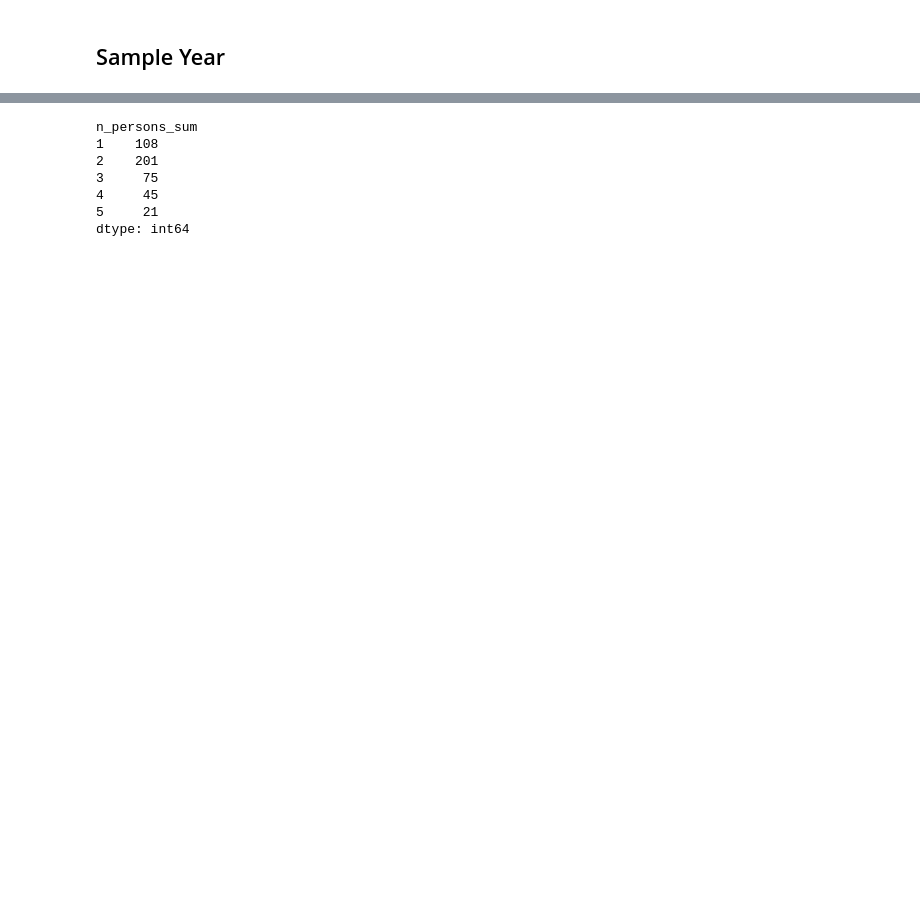
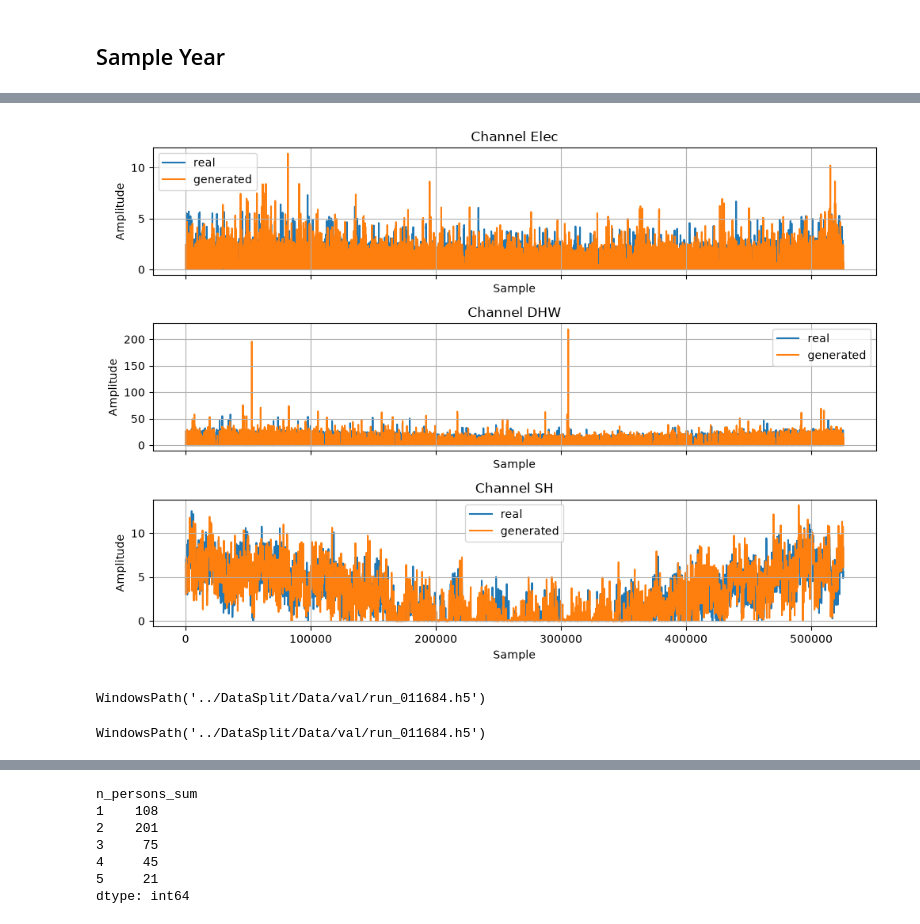
Before and after one commit to NV717/Master_Thesis_EWI_2026, a Jupyter notebook: Ch_4_Diffusion/diffusion1D.ipynb, the cells around one changed output, grey strips where cells are left out. Cells and saved outputs as stored; diff of their text form; code cells hidden in the pictures; blank space fills up the shorter version.

```diff
--- a/Ch_4_Diffusion/diffusion1D.ipynb
+++ b/Ch_4_Diffusion/diffusion1D.ipynb
@@ -1423,0 +1450,3 @@ days = year_conditions(ds, run_id, path, WINDOW_LENGTH)
+# %%
+real_year_data = pd.read_hdf(path, key="timeseries")
+path
@@ -1451,0 +1538,36 @@ KeyboardInterrupt:
+# %%
+import matplotlib.pyplot as plt
+
+
+batch = raw[4]
+fig, axes = plt.subplots(3, 1, figsize=(10, 7), sharex=True)
+
+axes[0].plot(real_year_data["Electricity Load"].reset_index(drop=True), zorder=0, label="real")
+axes[0].plot(batch[0].detach().cpu().numpy(), zorder=1, label="generated")
+axes[0].set_title(f"Channel Elec")
+axes[0].set_xlabel("Sample")
+axes[0].set_ylabel("Amplitude")
+axes[0].grid(True)
+axes[0].legend()
+axes[1].plot(real_year_data["Hot Water Load"].reset_index(drop=True), label="real",zorder=0)
+axes[1].plot(batch[1].detach().cpu().numpy(), label="generated", zorder=1)
+axes[1].set_title(f"Channel DHW")
+axes[1].set_xlabel("Sample")
+axes[1].set_ylabel("Amplitude")
+axes[1].grid(True)
+axes[1].legend()
+axes[2].plot(real_year_data["Heating Load"].reset_index(drop=True), label="real",zorder=0)
+axes[2].plot(batch[2].detach().cpu().numpy(), label="generated", zorder=1)
+axes[2].set_title(f"Channel SH")
+axes[2].set_xlabel("Sample")
+axes[2].set_ylabel("Amplitude")
+axes[2].grid(True)
+axes[2].legend()
+plt.tight_layout()
+plt.show()
+# %% [output]
+[figure, added]
+# %%
+path
+# %% [output]
+WindowsPath('../DataSplit/Data/val/run_011684.h5')
@@ -1451,0 +1576,4 @@ KeyboardInterrupt:
+# %%
+path
+# %% [output]
+WindowsPath('../DataSplit/Data/val/run_011684.h5')
```
Also changed, not shown: parts of 49 cells of this notebook, 1 other file.
